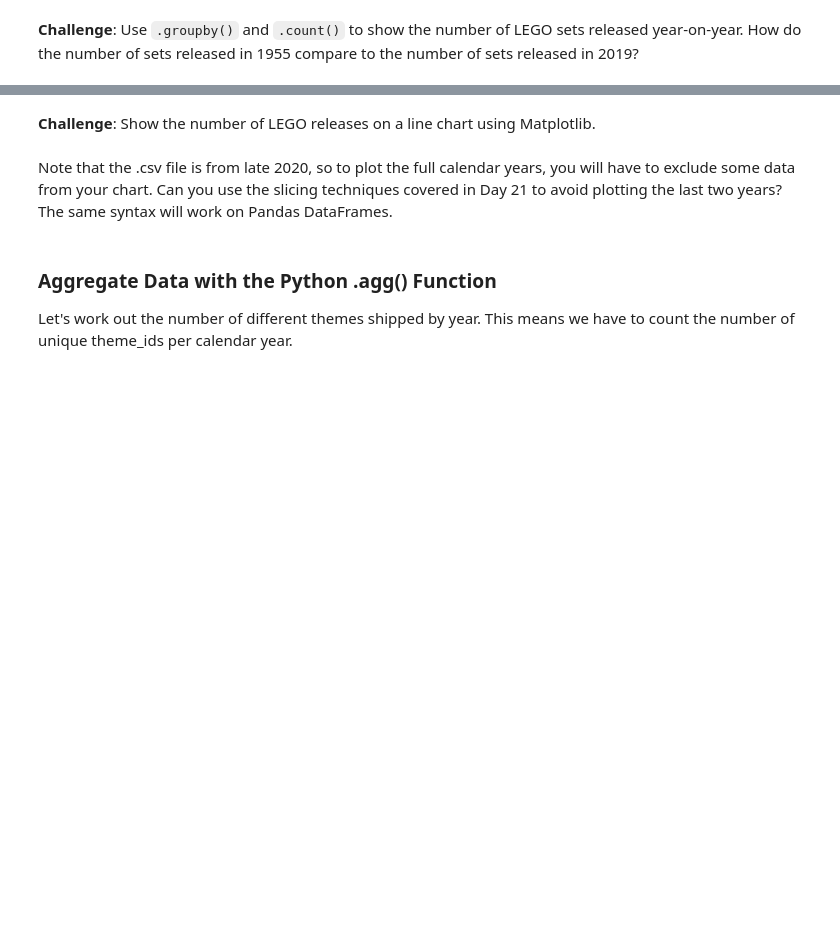
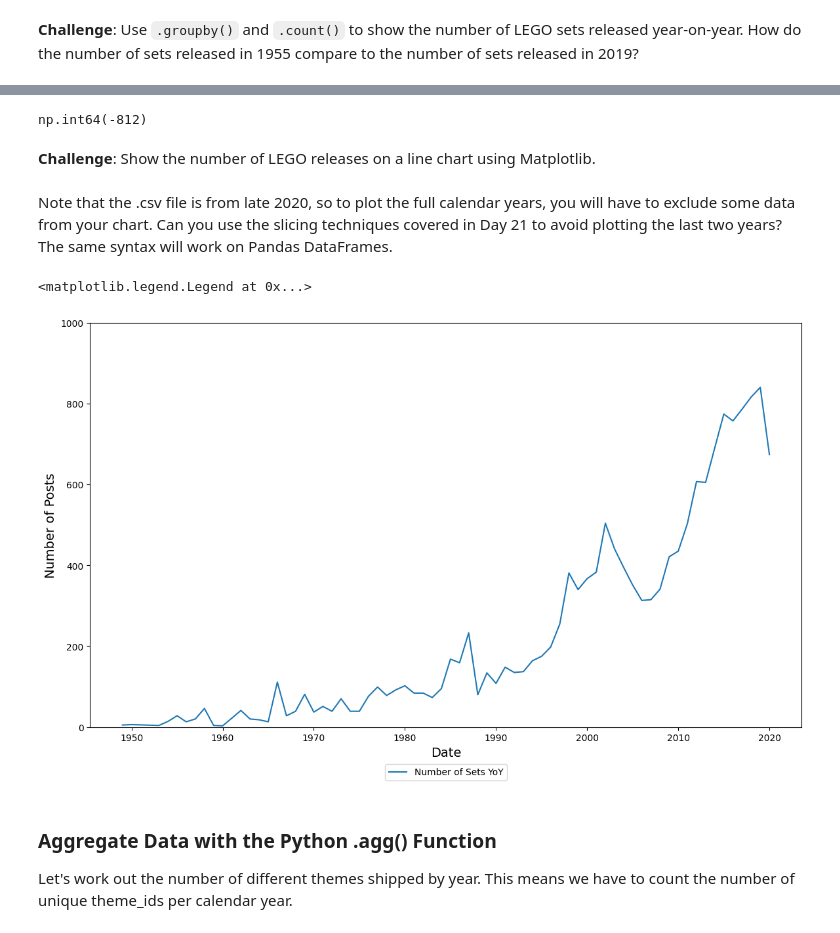
Before and after one commit to Zamir29/100-days-of-Python, a Jupyter notebook: day_74/Lego_Analysis_for_Course.ipynb, the cells around one changed output, grey strips where cells are left out. Cells and saved outputs as stored; diff of their text form; code cells hidden in the pictures; blank space fills up the shorter version.

Commit message:
(day_74): use matplotlib to show the number of sets YoY

```diff
--- a/day_74/Lego_Analysis_for_Course.ipynb
+++ b/day_74/Lego_Analysis_for_Course.ipynb
@@ -154,3 +155,6 @@ sets_df.nlargest(5, 'num_parts') # This is not going to go row by row, but effic
 | 221 | 10189-1 | Taj Mahal | 2008 | 673 | 5922 |
 # %% [markdown]
 **Challenge**: Use <code>.groupby()</code> and <code>.count()</code> to show the number of LEGO sets released year-on-year. How do the number of sets released in 1955 compare to the number of sets released in 2019?
+# %%
+sets_by_year = sets_df.groupby('year')['set_num'].count()
+sets_by_year
@@ -157,7 +175,29 @@ sets_df.nlargest(5, 'num_parts') # This is not going to go row by row, but effic
+# %%
+sets_by_year[1955] - sets_by_year[2019]
+# %% [output]
+np.int64(-812)
 # %% [markdown]
 **Challenge**: Show the number of LEGO releases on a line chart using Matplotlib. <br>
 <br>
 Note that the .csv file is from late 2020, so to plot the full calendar years, you will have to exclude some data from your chart. Can you use the slicing techniques covered in Day 21 to avoid plotting the last two years? The same syntax will work on Pandas DataFrames.
+# %%
+# languages = reshaped_df.columns
+plt.figure(figsize=(14,8))
+sets_by_year_clean = sets_by_year[:-1]
+plt.xlabel('Date', fontsize=14)
+plt.xticks(fontsize=10)
+plt.yticks(fontsize=10)
+plt.ylabel('Number of Posts', fontsize=14)
+plt.ylim(0, 1000)
+
+# for lang in languages:
+#     plt.plot(reshaped_df.index, reshaped_df[lang], label=lang.capitalize())
+plt.plot(sets_by_year_clean.index, sets_by_year_clean, label=('Number of Sets YoY'))
+
+plt.legend(loc='upper center', bbox_to_anchor=(0.5, -0.08), ncol=7)
+# %% [output]
+<matplotlib.legend.Legend at 0x...>
+[figure, added]
 # %% [markdown]
 ### Aggregate Data with the Python .agg() Function
 
```
Also changed, not shown: parts of 2 cells of this notebook.
